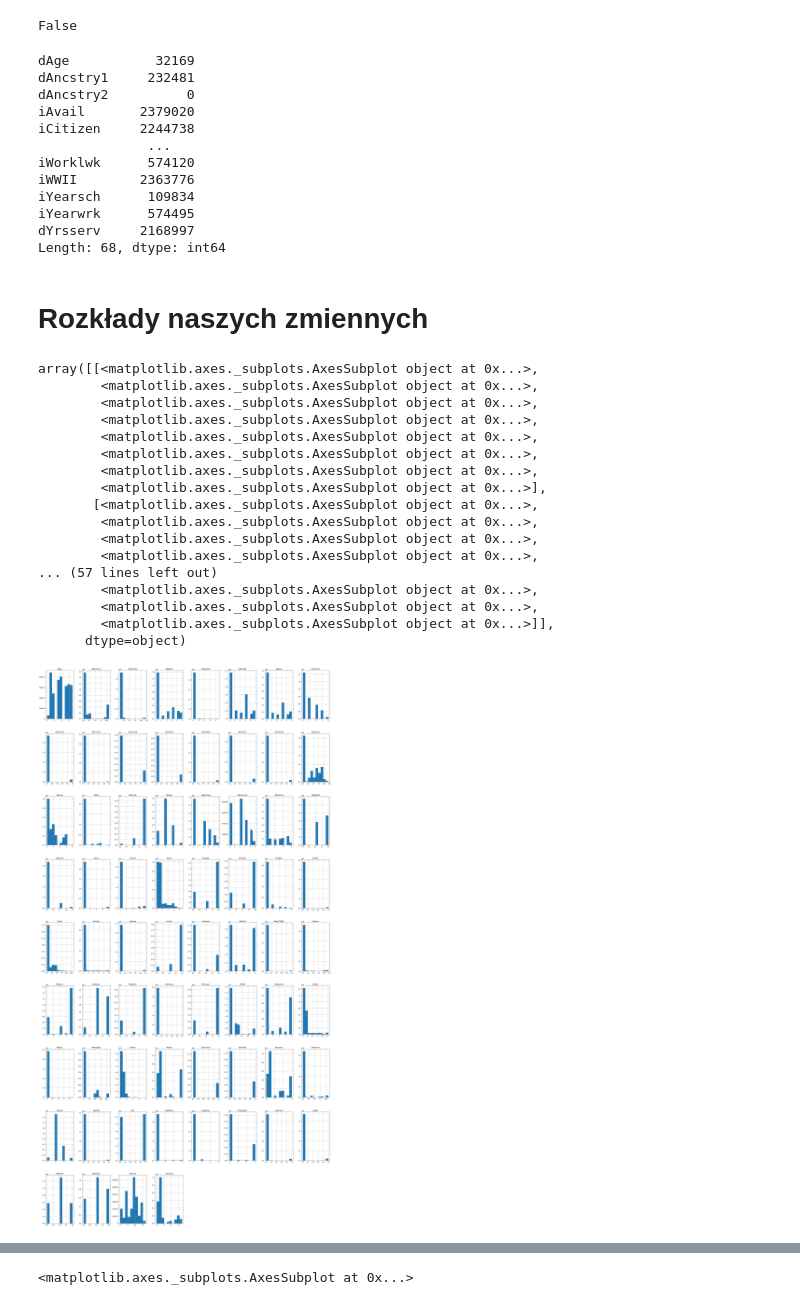
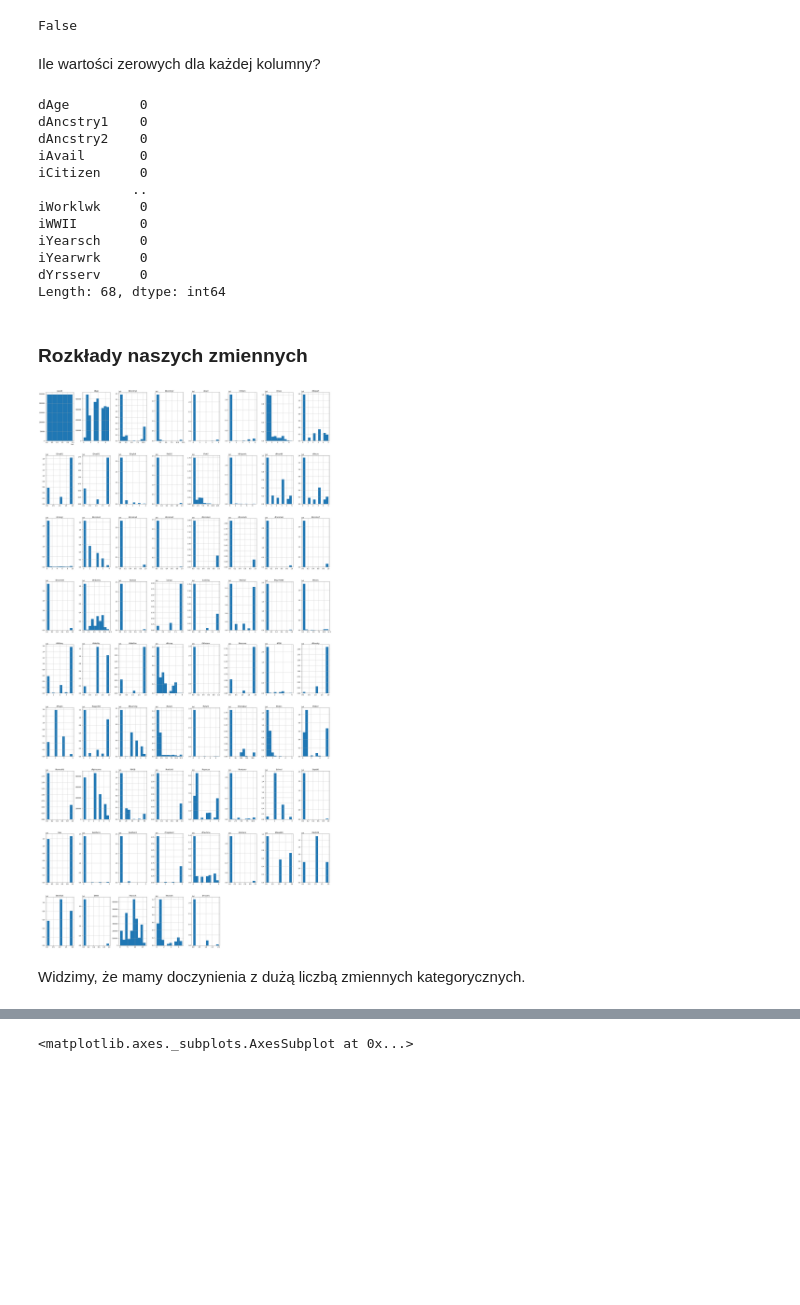
Before and after one commit to Szymon-Gut/Introduction-to-Machine-Learning, a Jupyter notebook: projekt2/km1.ipynb, the cells around one changed output, grey strips where cells are left out. Cells and saved outputs as stored; diff of their text form; code cells hidden in the pictures; blank space fills up the shorter version.

```diff
--- a/projekt2/km1.ipynb
+++ b/projekt2/km1.ipynb
@@ -28,3 +17,3 @@ df
 # %%
 #usuwanie pierwszej kolumny, gdyz zgodnie z intrukcja jest ona zbedna
-df = df.iloc[:, 1:]
+df = df.drop('caseid', axis=1)
@@ -46,0 +20,3 @@ df
+# %%
+df_train, df_test = train_test_split(df, test_size=0.1)
+df_train, df_val = train_test_split(df_train, test_size=0.2*0.9) # 20% całego zbioru
@@ -87,42 +83,29 @@ df.isna().mean(axis=0).any()
 # %% [output]
 False
+# %% [markdown]
+Ile wartości zerowych dla każdej kolumny?
 # %%
-cols = df.columns
-(df[list(cols)] == 0).sum(axis = 0)
+(df_train[df_train.columns] == 0).sum(axis = 0)
 # %% [output]
-dAge           32169
-dAncstry1     232481
-dAncstry2          0
-iAvail       2379020
-iCitizen     2244738
-              ...
-iWorklwk      574120
-iWWII        2363776
-iYearsch      109834
-iYearwrk      574495
-dYrsserv     2168997
+dAge         0
+dAncstry1    0
+dAncstry2    0
+iAvail       0
+iCitizen     0
+            ..
+iWorklwk     0
+iWWII        0
+iYearsch     0
+iYearwrk     0
+dYrsserv     0
 Length: 68, dtype: int64
 # %% [markdown]
-# Rozkłady naszych zmiennych
+### Rozkłady naszych zmiennych
 # %%
-df.hist(figsize=(35, 70))
+df_train.hist(figsize=(35, 70))
+plt.show()
 # %% [output]
-array([[<matplotlib.axes._subplots.AxesSubplot object at 0x...>,
-        <matplotlib.axes._subplots.AxesSubplot object at 0x...>,
-        <matplotlib.axes._subplots.AxesSubplot object at 0x...>,
-        <matplotlib.axes._subplots.AxesSubplot object at 0x...>,
-        <matplotlib.axes._subplots.AxesSubplot object at 0x...>,
-        <matplotlib.axes._subplots.AxesSubplot object at 0x...>,
-        <matplotlib.axes._subplots.AxesSubplot object at 0x...>,
-        <matplotlib.axes._subplots.AxesSubplot object at 0x...>],
-       [<matplotlib.axes._subplots.AxesSubplot object at 0x...>,
-        <matplotlib.axes._subplots.AxesSubplot object at 0x...>,
-        <matplotlib.axes._subplots.AxesSubplot object at 0x...>,
-        <matplotlib.axes._subplots.AxesSubplot object at 0x...>,
-... (57 lines left out)
-        <matplotlib.axes._subplots.AxesSubplot object at 0x...>,
-        <matplotlib.axes._subplots.AxesSubplot object at 0x...>,
-        <matplotlib.axes._subplots.AxesSubplot object at 0x...>]],
-      dtype=object)
-[figure, old version]
+[figure, new version]
+# %% [markdown]
+Widzimy, że mamy doczynienia z dużą liczbą zmiennych kategorycznych.
 # %% [markdown]
```
Also changed, not shown: parts of 47 cells of this notebook.
